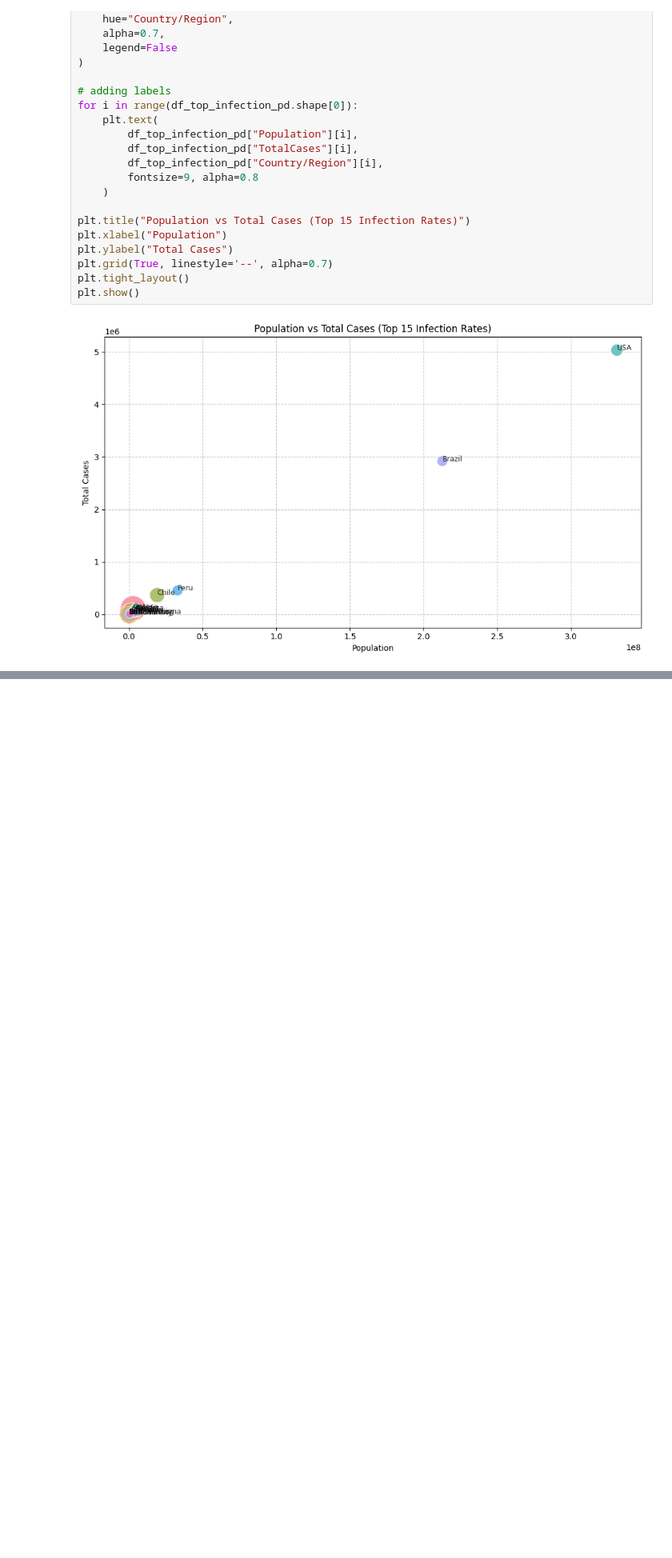
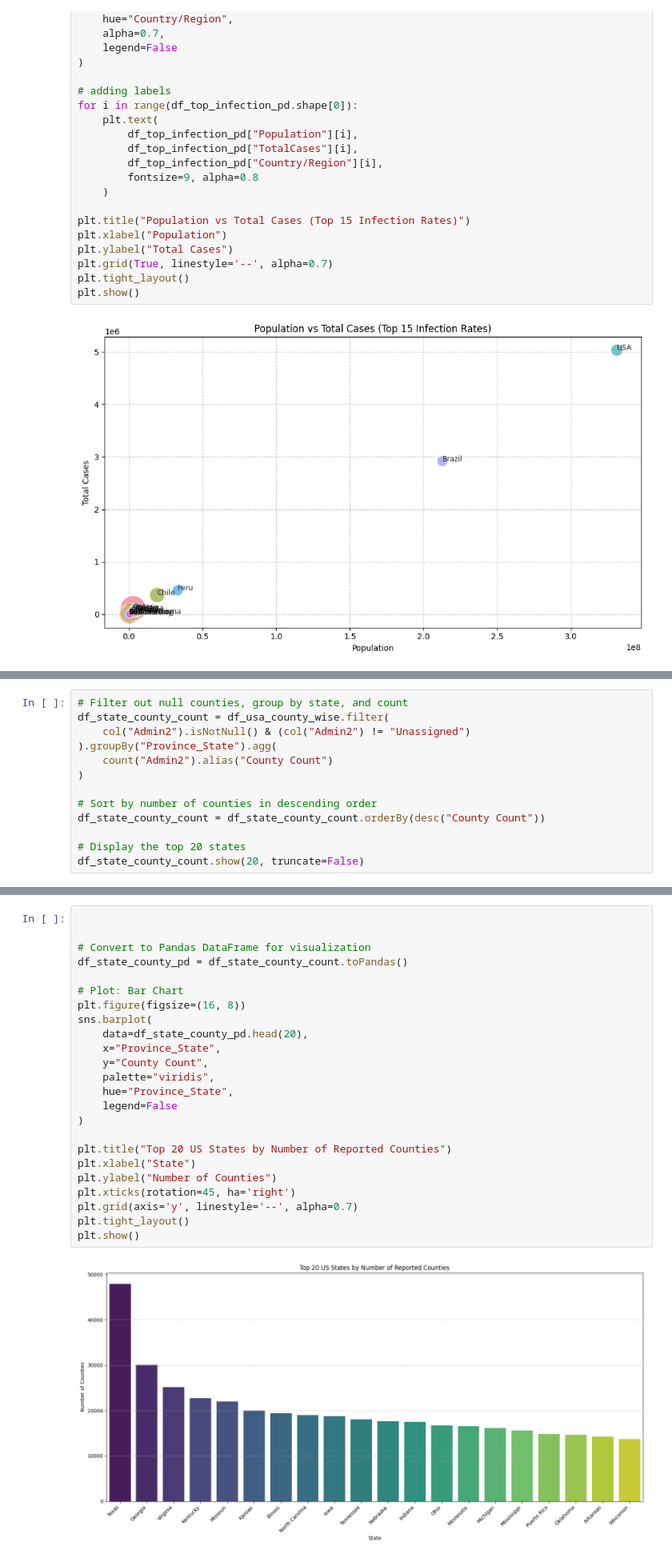
Before and after one commit to anshkhare1607-web/CovidPySpark, a Jupyter notebook: main.ipynb, the cells around one changed output, grey strips where cells are left out. Shown at 80% size. Saved outputs shown, nothing was run; the diff lists cells and outputs as text; blank space fills up the shorter version.

```diff
--- a/main.ipynb
+++ b/main.ipynb
@@ -1170,0 +1175,13 @@ plt.show()
+# %%
+# Filter out null counties, group by state, and count
+df_state_county_count = df_usa_county_wise.filter(
+    col("Admin2").isNotNull() & (col("Admin2") != "Unassigned")
+).groupBy("Province_State").agg(
+    count("Admin2").alias("County Count")
+)
+
+# Sort by number of counties in descending order
+df_state_county_count = df_state_county_count.orderBy(desc("County Count"))
+
+# Display the top 20 states
+df_state_county_count.show(20, truncate=False)
@@ -1170,0 +1206,26 @@ plt.show()
+# %%
+
+
+# Convert to Pandas DataFrame for visualization
+df_state_county_pd = df_state_county_count.toPandas()
+
+# Plot: Bar Chart
+plt.figure(figsize=(16, 8))
+sns.barplot(
+    data=df_state_county_pd.head(20),
+    x="Province_State",
+    y="County Count",
+    palette="viridis",
+    hue="Province_State",
+    legend=False
+)
+
+plt.title("Top 20 US States by Number of Reported Counties")
+plt.xlabel("State")
+plt.ylabel("Number of Counties")
+plt.xticks(rotation=45, ha='right')
+plt.grid(axis='y', linestyle='--', alpha=0.7)
+plt.tight_layout()
+plt.show()
+# %% [output]
+[figure, added]
```
Also changed, not shown: parts of 6 cells of this notebook.
